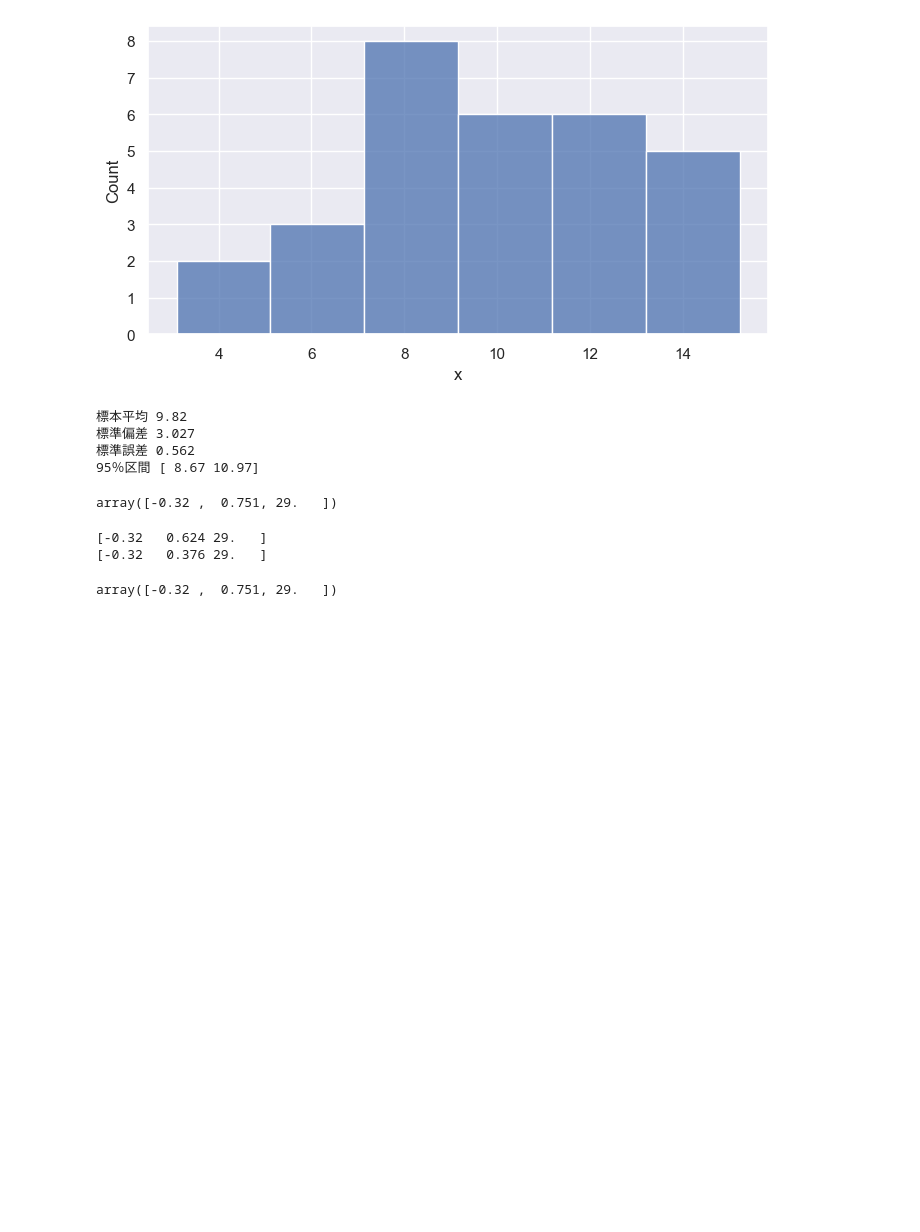
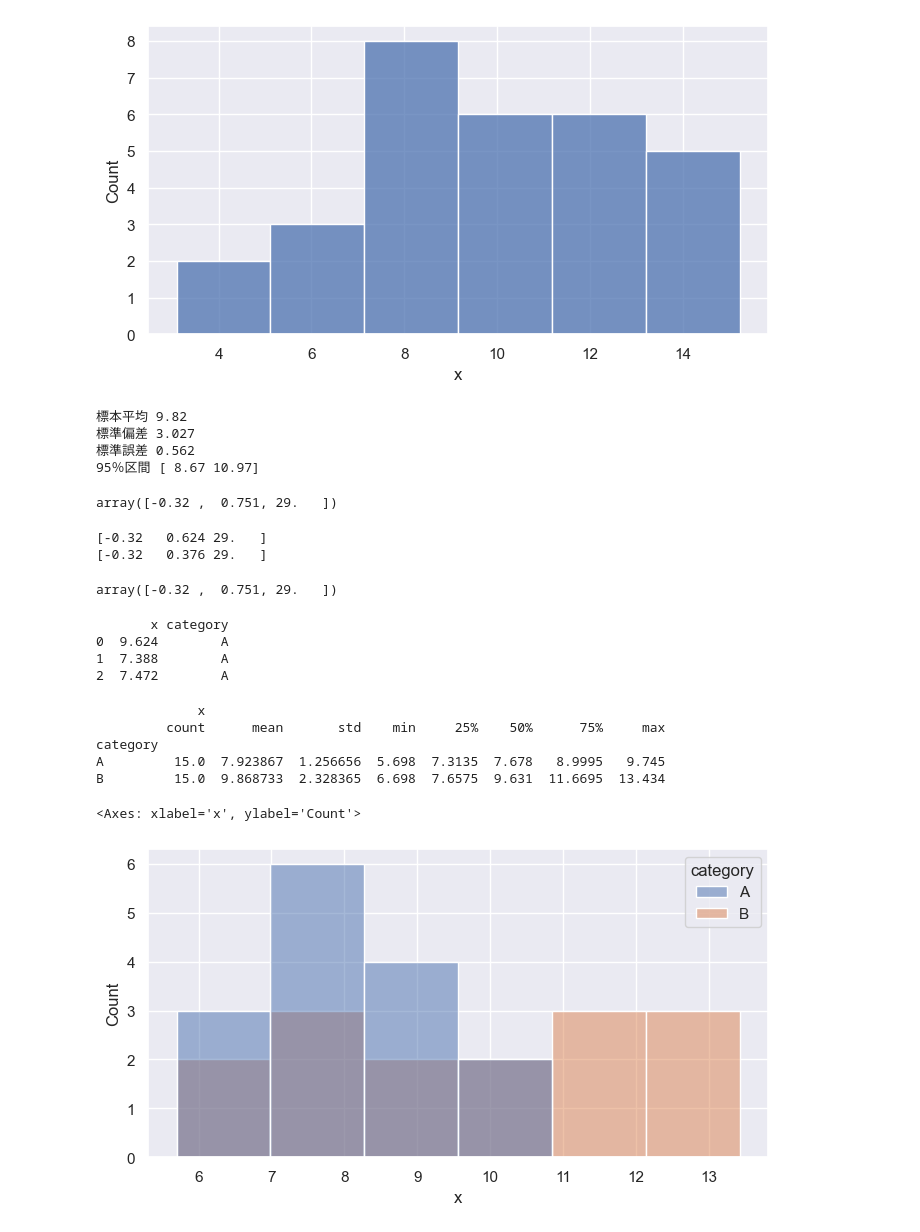
Before and after one commit to maton369/Python_Time_Series_Intro, a Jupyter notebook: 2-3-Pythonによる統計分析の基本.ipynb, the cells around one changed output. Drawn from its saved outputs; the diff is of its cells as text; code cells hidden in the pictures; blank space fills up the shorter version.

```diff
--- a/2-3-Pythonによる統計分析の基本.ipynb
+++ b/2-3-Pythonによる統計分析の基本.ipynb
@@ -144,3 +144,47 @@ dsw1 = sm.stats.DescrStatsW(df1["x"])
 np.round(dsw1.ttest_mean(value=10, alternative="two-sided"), 3)
 # %% [output]
 array([-0.32 ,  0.751, 29.   ])
+# %%
+# データの読み込み
+df2 = pd.read_csv("2-3-2-sample-data-2.csv")
+print(df2.head(3))
+# %% [output]
+       x category
+0  9.624        A
+1  7.388        A
+2  7.472        A
+# %%
+# groupby + describe によるカテゴリ別の記述統計
+
+# df2.groupby("category"):
+#   データフレーム df2 を "category" 列ごとにグループ分けする
+#   例: category が A, B, C のようなカテゴリごとにデータを分割
+
+# .describe():
+#   各グループについて基本的な記述統計量を計算する
+#   count（件数）, mean（平均）, std（標準偏差）, min, 25%, 50%（中央値）, 75%, max を出力
+
+# print(...):
+#   グループごとの統計結果を表示
+print(df2.groupby("category").describe())
+# %% [output]
+             x
+         count      mean       std    min     25%    50%      75%     max
+category
+A         15.0  7.923867  1.256656  5.698  7.3135  7.678   8.9995   9.745
+B         15.0  9.868733  2.328365  6.698  7.6575  9.631  11.6695  13.434
+# %%
+# seaborn を用いたヒストグラムの描画
+
+# sns.histplot:
+#   ヒストグラムを描画する関数
+#   引数:
+#     x='x' → データフレーム df2 の列 "x" を横軸にとる
+#     hue='category' → "category" 列で色分けを行う
+#     data=df2 → 描画対象のデータフレームを df2 と指定
+#
+# このコードにより、category ごとに色分けされた "x" の度数分布を重ねて表示できる
+sns.histplot(x="x", hue="category", data=df2)
+# %% [output]
+<Axes: xlabel='x', ylabel='Count'>
+[figure, added]
```
Also changed, not shown: parts of 6 cells of this notebook, 1 other file.
